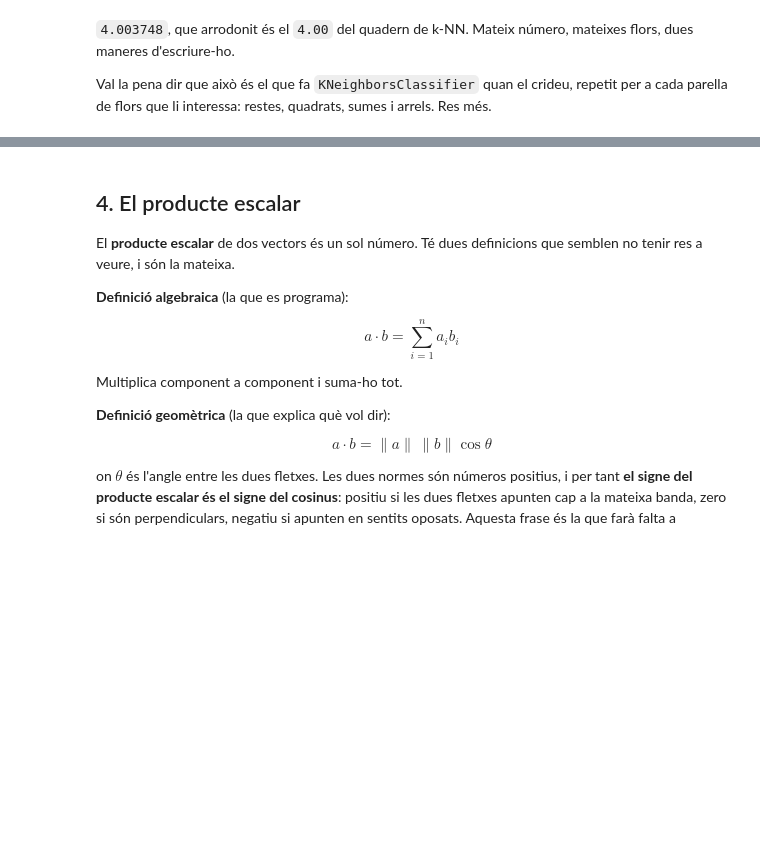
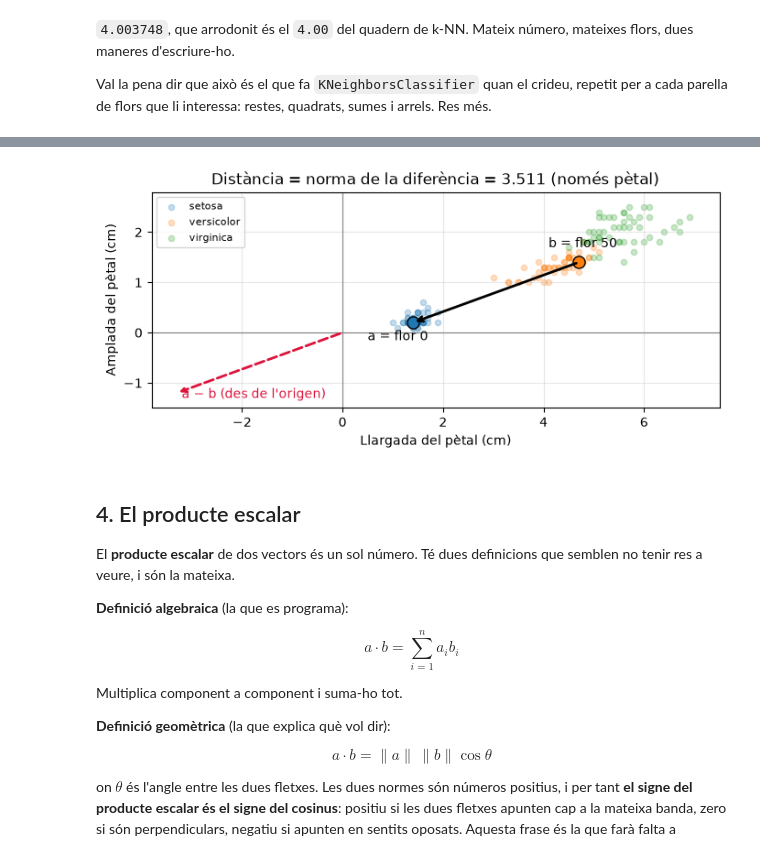
Before and after one commit to ZenidX/Machine-Learning, a Jupyter notebook: Machine Learning/03_matematiques/MA_01_algebra_lineal.ipynb, the cells around one changed output, grey strips where cells are left out. Drawn from its saved outputs; the diff is of its cells as text; code cells hidden in the pictures; blank space fills up the shorter version.

```diff
--- a/Machine Learning/03_matematiques/MA_01_algebra_lineal.ipynb
+++ b/Machine Learning/03_matematiques/MA_01_algebra_lineal.ipynb
@@ -190,3 +302,39 @@ cada parella de flors que li interessa: restes, quadrats, sumes i arrels. Res m
+# %%
+a2 = X[0, 2:]
+b2 = X[50, 2:]
+dif = a2 - b2
+
+plt.figure(figsize=(8, 4.8))
+for classe, nom in enumerate(iris.target_names):
+    m = y == classe
+    plt.scatter(X[m, 2], X[m, 3], s=20, alpha=0.25, label=nom)
+
+plt.scatter(*a2, color="tab:blue", s=90, edgecolor="k", zorder=3)
+plt.scatter(*b2, color="tab:orange", s=90, edgecolor="k", zorder=3)
+plt.text(a2[0] - 0.9, a2[1] - 0.35, "a = flor 0")
+plt.text(b2[0] - 0.6, b2[1] + 0.3, "b = flor 50")
+
+# la distància: la fletxa de b a a
+plt.annotate("", xy=a2, xytext=b2,
+             arrowprops=dict(arrowstyle="->", color="black", linewidth=2))
+# el vector a - b, des de l'origen: la mateixa fletxa traslladada
+plt.annotate("", xy=dif, xytext=(0, 0),
+             arrowprops=dict(arrowstyle="->", color="crimson", linewidth=2, linestyle="--"))
+plt.text(dif[0] + 0.1, dif[1] - 0.1, "a − b (des de l'origen)", color="crimson")
+
+plt.axhline(0, color="gray", linewidth=0.8)
+plt.axvline(0, color="gray", linewidth=0.8)
+plt.gca().set_aspect("equal")
+plt.xlim(-3.8, 7.5)
+plt.ylim(-1.5, 2.8)
+plt.xlabel("Llargada del pètal (cm)")
+plt.ylabel("Amplada del pètal (cm)")
+plt.title(f"Distància = norma de la diferència = {np.linalg.norm(dif):.3f} (només pètal)")
+plt.legend(loc="upper left", fontsize=8)
+plt.grid(alpha=0.3)
+plt.show()
+# %% [output]
+[figure, added]
 # %% [markdown]
 ## 4. El producte escalar
 
```
Also changed, not shown: parts of 31 cells of this notebook.
